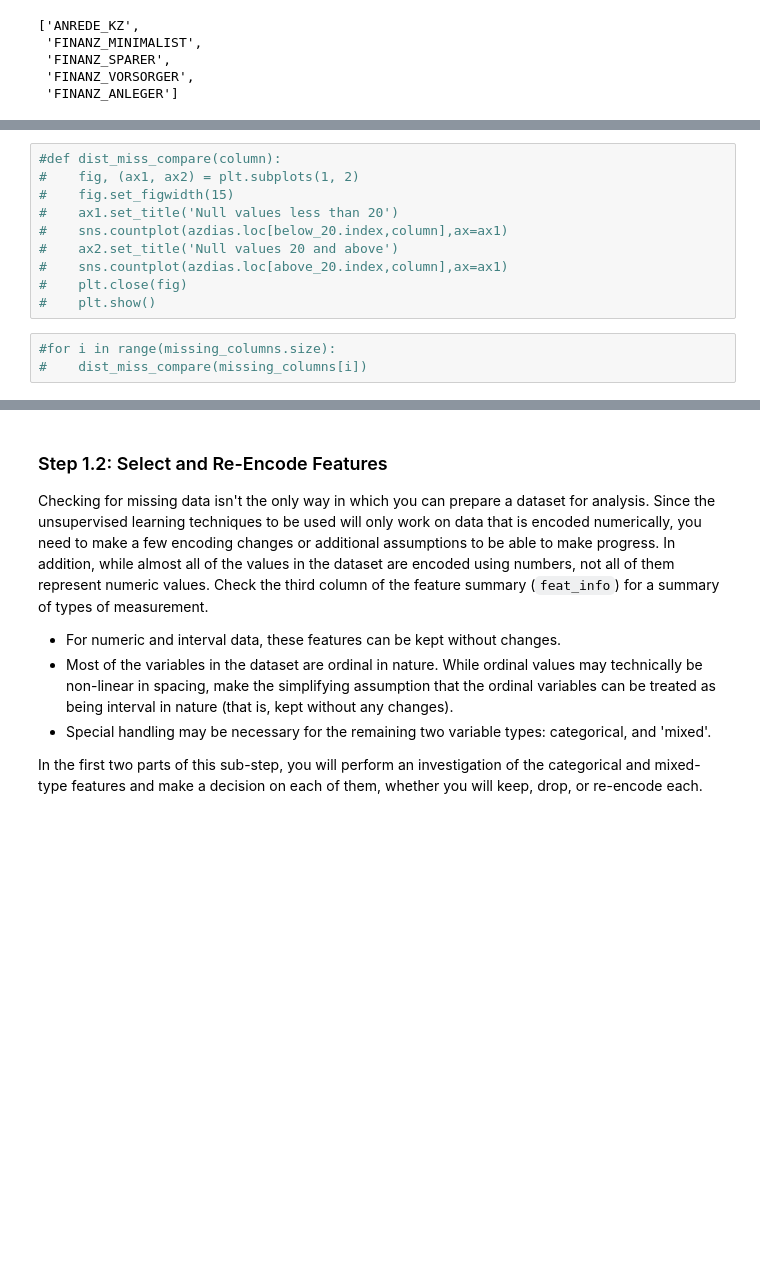
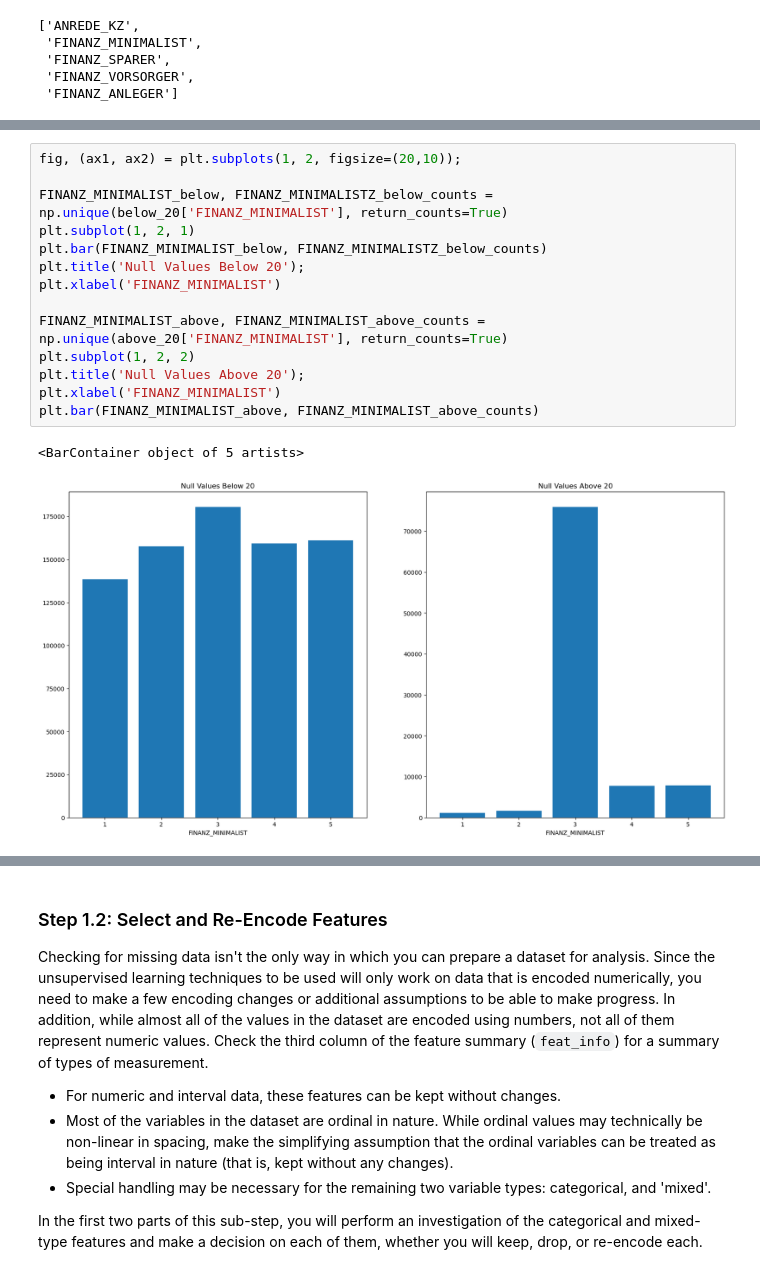
Before and after one commit to fayezalkh/Project-Identify-Customer-Segments, a Jupyter notebook: Identify_Customer_Segments.ipynb, the cells around one changed output, grey strips where cells are left out. Drawn from its saved outputs; the diff is of its cells as text; blank space fills up the shorter version.

```diff
--- a/Identify_Customer_Segments.ipynb
+++ b/Identify_Customer_Segments.ipynb
@@ -287,13 +293,17 @@ TypeError: only length-1 arrays can be converted to Python scalars
-# %%
-#def dist_miss_compare(column):
-#    fig, (ax1, ax2) = plt.subplots(1, 2)
-#    fig.set_figwidth(15)
-#    ax1.set_title('Null values less than 20')
-#    sns.countplot(azdias.loc[below_20.index,column],ax=ax1)
-#    ax2.set_title('Null values 20 and above')
-#    sns.countplot(azdias.loc[above_20.index,column],ax=ax1)
-#    plt.close(fig)
-#    plt.show()
-# %%
-#for i in range(missing_columns.size):
-#    dist_miss_compare(missing_columns[i])
+# %%
+fig, (ax1, ax2) = plt.subplots(1, 2, figsize=(20,10));
+
+FINANZ_MINIMALIST_below, FINANZ_MINIMALISTZ_below_counts = np.unique(below_20['FINANZ_MINIMALIST'], return_counts=True)
+plt.subplot(1, 2, 1)
+plt.bar(FINANZ_MINIMALIST_below, FINANZ_MINIMALISTZ_below_counts)
+plt.title('Null Values Below 20');
+plt.xlabel('FINANZ_MINIMALIST')
+
+FINANZ_MINIMALIST_above, FINANZ_MINIMALIST_above_counts = np.unique(above_20['FINANZ_MINIMALIST'], return_counts=True)
+plt.subplot(1, 2, 2)
+plt.title('Null Values Above 20');
+plt.xlabel('FINANZ_MINIMALIST')
+plt.bar(FINANZ_MINIMALIST_above, FINANZ_MINIMALIST_above_counts)
+# %% [output]
+<BarContainer object of 5 artists>
+[figure, added]
```
Also changed, not shown: parts of 18 cells of this notebook.
